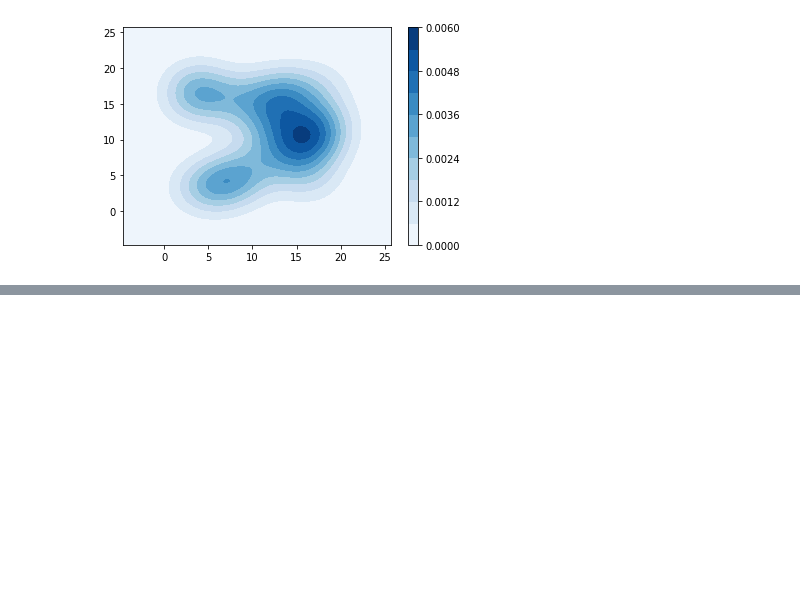
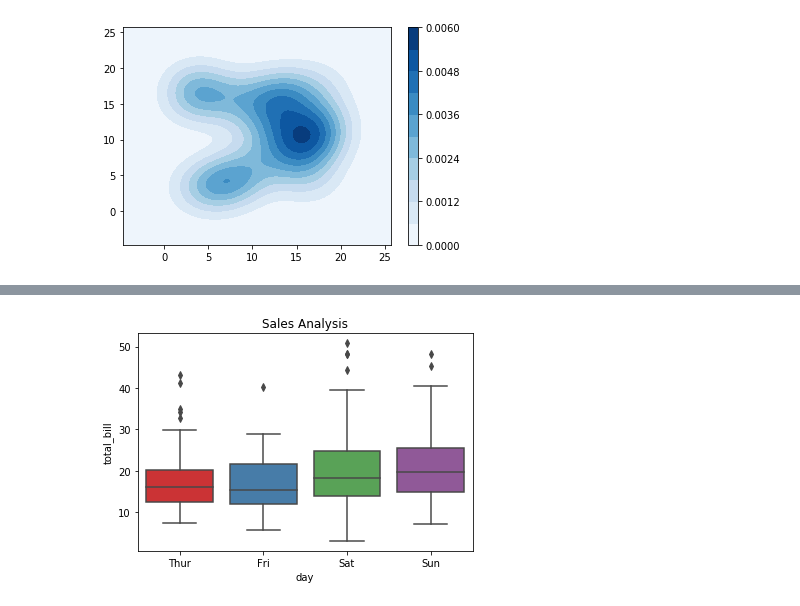
Before and after one commit to ajaytech002/visualization, a Jupyter notebook: Seaborn Demo Examples.ipynb, the cells around one changed output, grey strips where cells are left out. Cells and saved outputs as stored; diff of their text form; code cells hidden in the pictures; blank space fills up the shorter version.

```diff
--- a/Seaborn Demo Examples.ipynb
+++ b/Seaborn Demo Examples.ipynb
@@ -574,0 +603,6 @@ plt.show()
+# %%
+sns.boxplot(data=tips,x='day',y='total_bill',palette='Set1')
+plt.title('Sales Analysis')
+plt.show()
+# %% [output]
+[figure, added]
```
Also changed, not shown: parts of 6 cells of this notebook, 12 other files.
